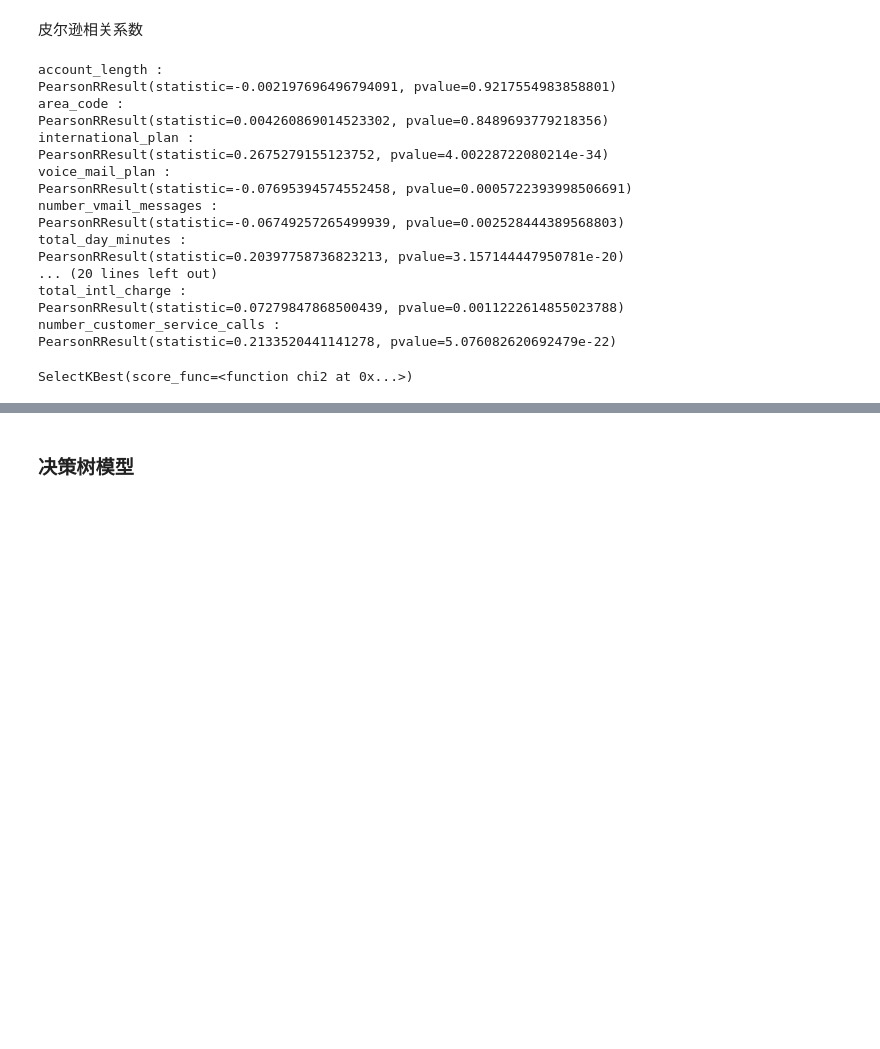
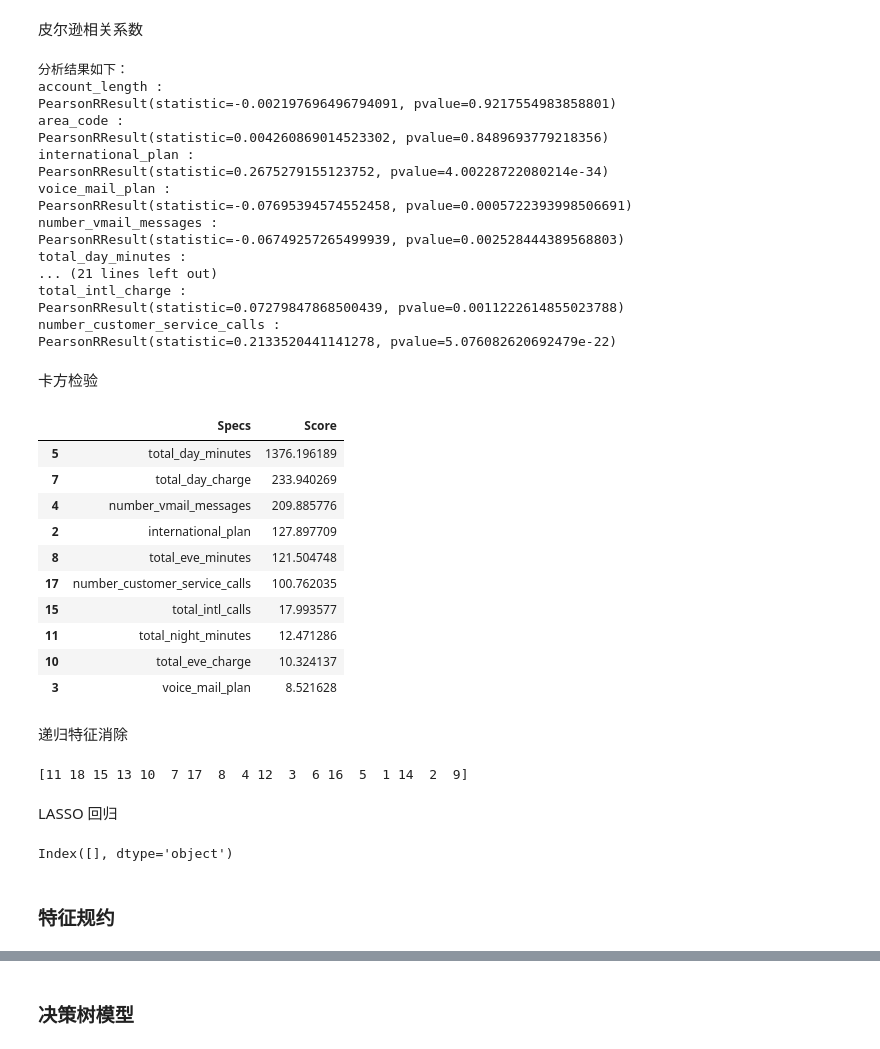
Before and after one commit to JiFeiYe/Python, a Jupyter notebook: Data_mining/3.4/task3.1.ipynb, the cells around one changed output, grey strips where cells are left out. Saved outputs shown, nothing was run; the diff lists cells and outputs as text; code cells hidden in the pictures; blank space fills up the shorter version.

```diff
--- a/Data_mining/3.4/task3.1.ipynb
+++ b/Data_mining/3.4/task3.1.ipynb
@@ -24,7 +24,7 @@ from IPython import display
 display.set_matplotlib_formats("svg")
 
 # 用pandas读取数据, delimiter为设置字段分隔符
-data = pd.read_csv('D:/CODE/Visual_Studio_Code_Python/Data_mining/3.4/churn_training.txt', delimiter='\t')
+data = pd.read_csv('D:/CODE/Python/Data_mining/3.4/churn_training.txt', delimiter='\t')
 # %% [markdown]
 ### 数据探索
 # %%
@@ -213,6 +215,7 @@ from scipy.stats import pearsonr
 X = data.iloc[:,0:18]
 y = data.iloc[:,-1]
 
+print("分析结果如下：")
 for i in range(18):
     print(X.columns[i], ':')
     print(pearsonr(X.values[:,i], y))
@@ -224,6 +227,7 @@ for i in range(18):
 # print(p2)
 # print(p3)
 # %% [output]
+分析结果如下：
 account_length :
 PearsonRResult(statistic=-0.002197696496794091, pvalue=0.9217554983858801)
 area_code :
@@ -235,20 +239,76 @@ PearsonRResult(statistic=-0.07695394574552458, pvalue=0.0005722393998506691)
 number_vmail_messages :
 PearsonRResult(statistic=-0.06749257265499939, pvalue=0.002528444389568803)
 total_day_minutes :
-PearsonRResult(statistic=0.20397758736823213, pvalue=3.157144447950781e-20)
-... (20 lines left out)
+... (21 lines left out)
 total_intl_charge :
 PearsonRResult(statistic=0.07279847868500439, pvalue=0.0011222614855023788)
 number_customer_service_calls :
 PearsonRResult(statistic=0.2133520441141278, pvalue=5.076082620692479e-22)
+# %% [markdown]
+卡方检验
 # %%
 from sklearn.feature_selection import SelectKBest
 from sklearn.feature_selection import chi2
 
-X = data.iloc[:,0:18]
-y = data.iloc[:,-1]
 # 选出前k个与标签最相关的特征
-bestfeatures = SelectKBest(score_func=chi2, k = 10)
-print(bestfeatures)
+bestfeatures = SelectKBest(score_func=chi2, k=10)
+fit = bestfeatures.fit(X, y)
+dfscores = pd.DataFrame(fit.scores_)
+dfcolumns = pd.DataFrame(X.columns)
+# 可视化
+featureScores = pd.concat([dfcolumns, dfscores], axis=1)
+featureScores.columns = ["Specs", "Score"]  # 列命名
+featureScores.nlargest(10, "Score")  # 打印排名前十的特征
 # %% [output]
-SelectKBest(score_func=<function chi2 at 0x...>)
+|  | Specs | Score |
+| 5 | total_day_minutes | 1376.196189 |
+| 7 | total_day_charge | 233.940269 |
+| 4 | number_vmail_messages | 209.885776 |
+| 2 | international_plan | 127.897709 |
+| 8 | total_eve_minutes | 121.504748 |
+| 17 | number_customer_service_calls | 100.762035 |
+| 15 | total_intl_calls | 17.993577 |
+| 11 | total_night_minutes | 12.471286 |
+| 10 | total_eve_charge | 10.324137 |
+| 3 | voice_mail_plan | 8.521628 |
+# %% [markdown]
+递归特征消除
+# %%
+from sklearn.preprocessing import StandardScaler
+from sklearn.svm import SVC
+from sklearn.feature_selection import RFE
+
+# 对训练数据进行标准化
+scaler = StandardScaler()
+X_std = scaler.fit_transform(X)
+# 创建一个SVC对象svc,使用线性核函数,并设置正则化参数C为1。这里使用支持向量机作为特征选择器的评估器。
+svc = SVC(kernel="linear", C=1)
+# 创建一个RFE对象rfe,设置评估器为svc,指定每次选代选择1个特征,设置步长为1。
+rfe = RFE(estimator=svc, n_features_to_select=1, step=1)
+rfe.fit(X_std, y.values)
+# 获取特征的排名
+print(rfe.ranking_)
+# %% [output]
+[11 18 15 13 10  7 17  8  4 12  3  6 16  5  1 14  2  9]
+# %% [markdown]
+LASSO 回归
+# %%
+from sklearn.model_selection import train_test_split
+from sklearn.linear_model import Lasso
+from sklearn.feature_selection import SelectFromModel
+from sklearn.preprocessing import StandardScaler
+
+# 创建一个标准化器对象scaler，用于将特征进行标准化。
+scaler = StandardScaler()
+scaler.fit(X.fillna(0))
+# 创建一个SelectFromModel对象sel_，使用Lasso回归作为基础模型，并设置正则化参数alpha为100。
+sel_ = SelectFromModel(Lasso(alpha=100))
+# 使用标准化后的训练集特征和目标变量进行特征选择，使用fit方法拟合数据
+sel_.fit(scaler.transform(X.fillna(0)), y)
+# 创建一个包含被选择特征的列表并打印输出
+selected_feat = X.columns[(sel_.get_support())]
+print(selected_feat)
+# %% [output]
+Index([], dtype='object')
+# %% [markdown]
+### 特征规约
```
Also changed, not shown: parts of 5 cells of this notebook.
